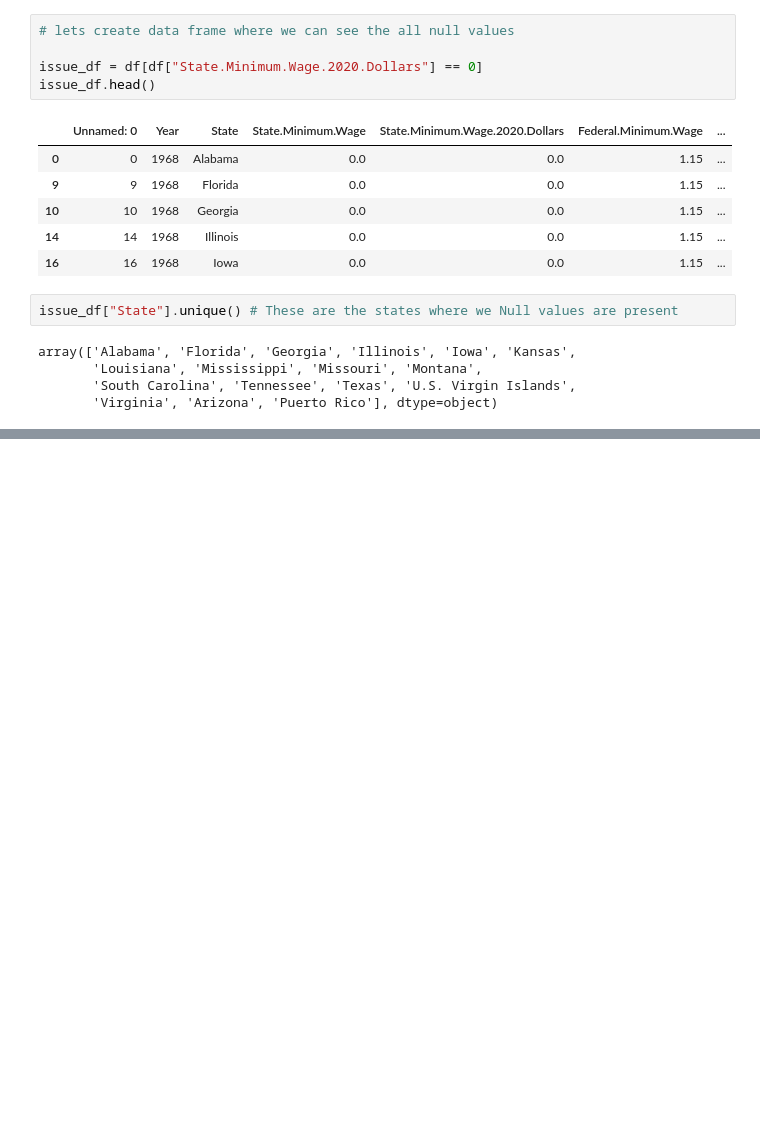
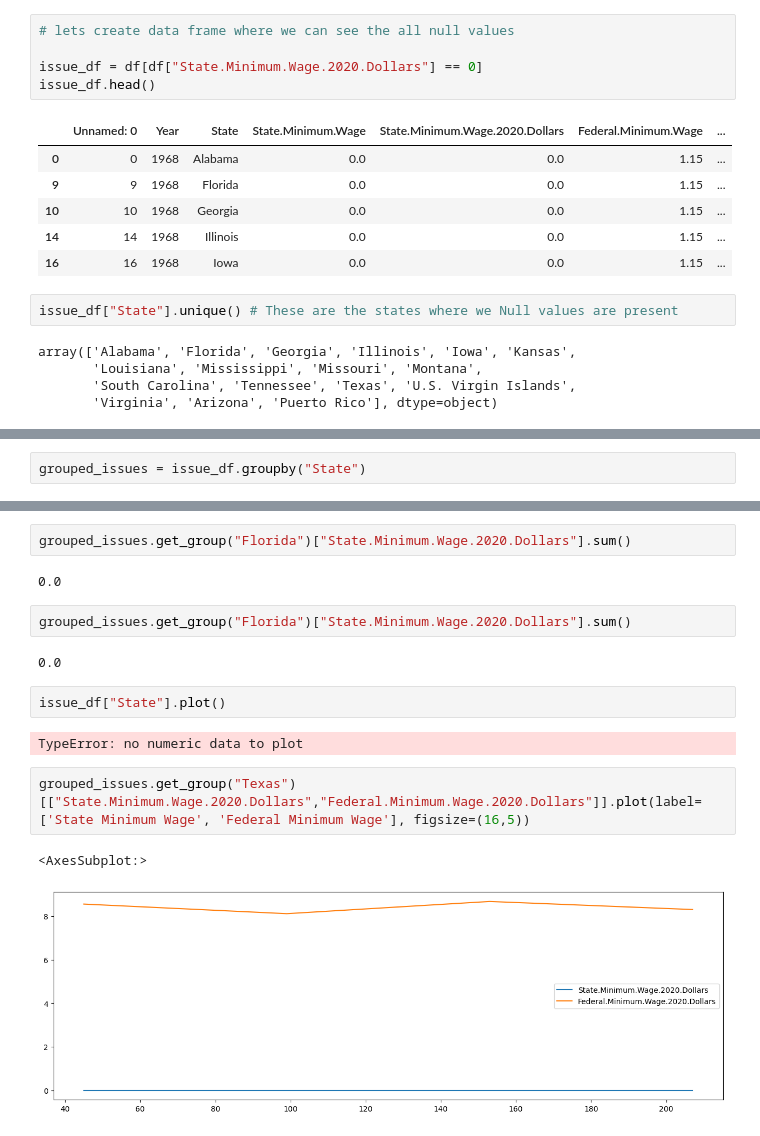
Before and after one commit to SiddheshDaphane/US-Minimum-Wage-by-State-Data-Analysis, a Jupyter notebook: min_wage.ipynb, the cells around one changed output, grey strips where cells are left out. Drawn from its saved outputs; the diff is of its cells as text; blank space fills up the shorter version.

Commit message:
US min wage analysis

```diff
--- a/min_wage.ipynb
+++ b/min_wage.ipynb
@@ -216,0 +233,2 @@ array(['Alabama', 'Florida', 'Georgia', 'Illinois', 'Iowa', 'Kansas',
+# %%
+grouped_issues = issue_df.groupby("State")
@@ -216,0 +256,17 @@ array(['Alabama', 'Florida', 'Georgia', 'Illinois', 'Iowa', 'Kansas',
+# %%
+grouped_issues.get_group("Florida")["State.Minimum.Wage.2020.Dollars"].sum()
+# %% [output]
+0.0
+# %%
+grouped_issues.get_group("Florida")["State.Minimum.Wage.2020.Dollars"].sum()
+# %% [output]
+0.0
+# %%
+issue_df["State"].plot()
+# %% [output]
+TypeError: no numeric data to plot
+# %%
+grouped_issues.get_group("Texas")[["State.Minimum.Wage.2020.Dollars","Federal.Minimum.Wage.2020.Dollars"]].plot(label=['State Minimum Wage', 'Federal Minimum Wage'], figsize=(16,5))
+# %% [output]
+<AxesSubplot:>
+[figure, added]
```
Also changed, not shown: parts of 8 cells of this notebook.
